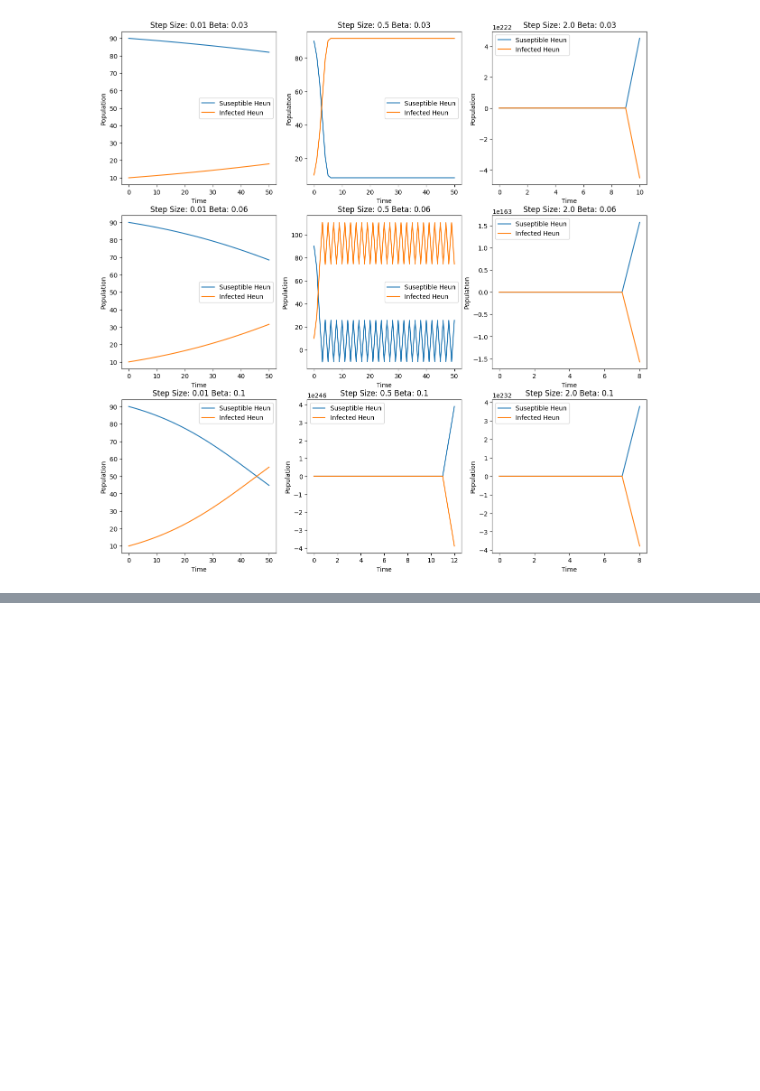
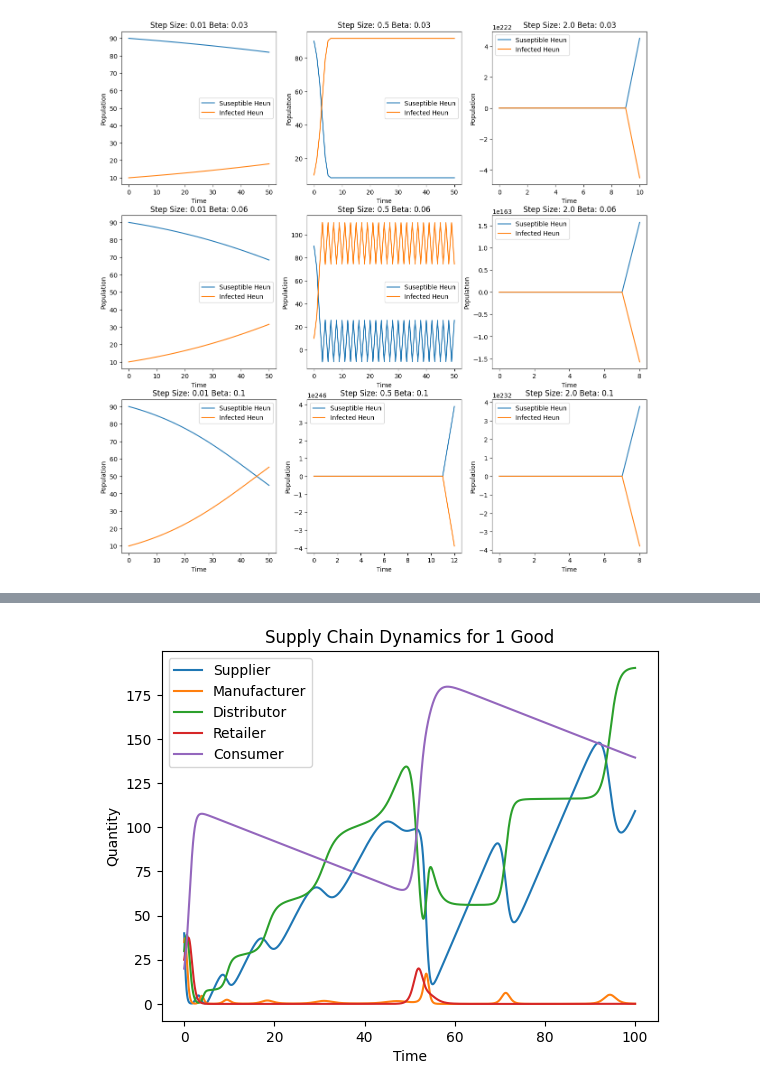
Before and after one commit to aiqojo/csys6020, a Jupyter notebook: HW1.ipynb, the cells around one changed output, grey strips where cells are left out. Cells and saved outputs as stored; diff of their text form; code cells hidden in the pictures; blank space fills up the shorter version.

```diff
--- a/HW1.ipynb
+++ b/HW1.ipynb
@@ -299,0 +153,52 @@ plt.show()
+# %%
+import numpy as np
+from scipy.integrate import odeint
+import matplotlib.pyplot as plt
+
+'''
+Supply Chain Model for 1 good
+'''
+
+# Define the system of ODEs
+def supply_chain(Y, t, K_S, k_SM, k_MD, k_DR, k_RC, k_C):
+    S, M, D, R, C = Y
+    # Derivatives between states
+    dSdt = (K_S * S - k_SM * S * M) / (S+M)
+    dMdt = (k_SM * S * M - k_MD * M * D) / (S+M+D)
+    dDdt = (k_MD * M * D - k_DR * D * R) / (M+D+R)
+    dRdt = (k_DR * D * R - k_RC * R * C ) / (D+R+C)
+    dCdt = (k_RC * R * C - k_C * C) / (R+C)
+
+    return [dSdt, dMdt, dDdt, dRdt, dCdt]
+
+# Define time span
+t = np.linspace(0, 100, 5000)
+
+# Initial conditions for just 1 good (for instance, the High Value, Low Volume scenario)
+# Initial conditions
+S0 = 40
+M0 = 35
+D0 = 30
+R0 = 25
+C0 = 20
+Y0 = [S0, M0, D0, R0, C0]
+
+# Parameters
+k_S = 6
+k_SM = 5
+k_MD = 4
+k_DR = 3
+k_RC = 2
+k_C = 1
+
+result = odeint(supply_chain, Y0, t, args=(k_S, k_SM, k_MD, k_DR, k_RC, k_C))
+
+# If needed, you can plot the results using matplotlib.
+plt.plot(t, result)
+plt.legend(['Supplier', 'Manufacturer', 'Distributor', 'Retailer', 'Consumer'])
+plt.xlabel('Time')
+plt.ylabel('Quantity')
+plt.title('Supply Chain Dynamics for 1 Good')
+plt.show()
+# %% [output]
+[figure, added]
```
Also changed, not shown: parts of 3 cells of this notebook.
